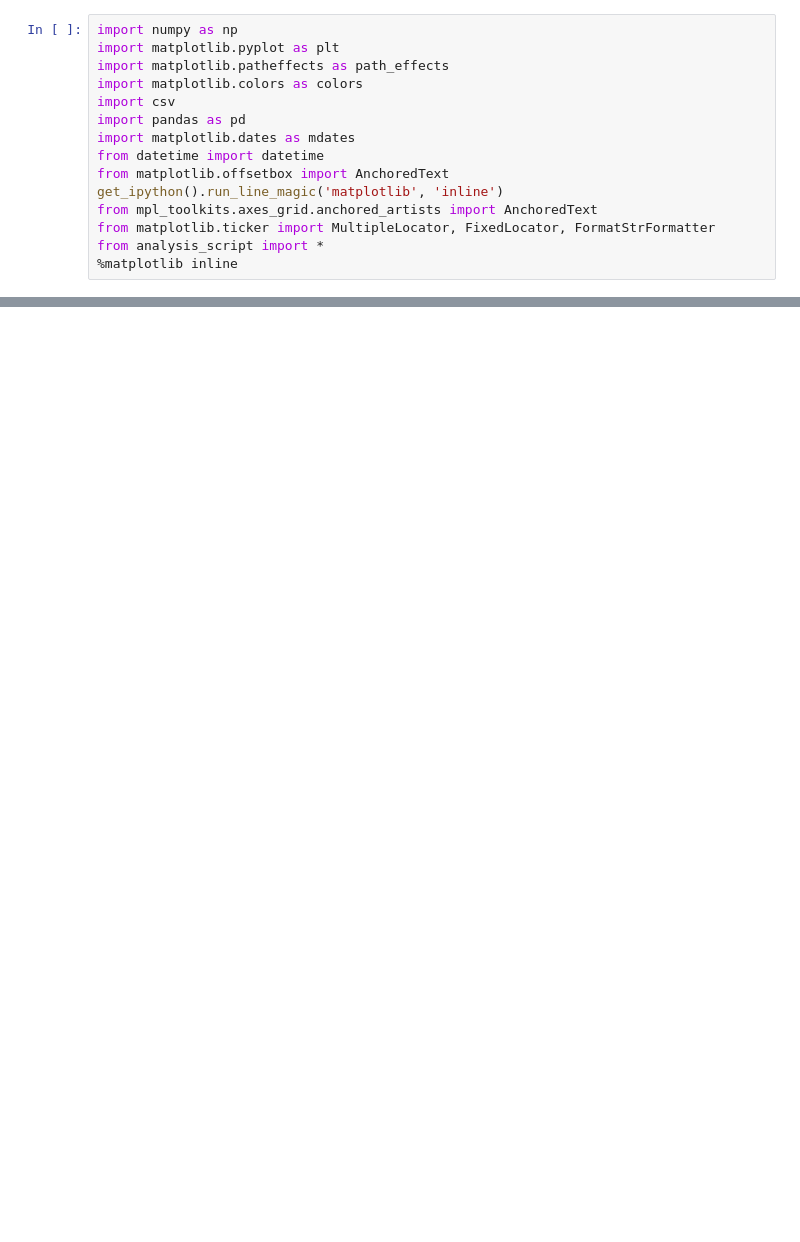
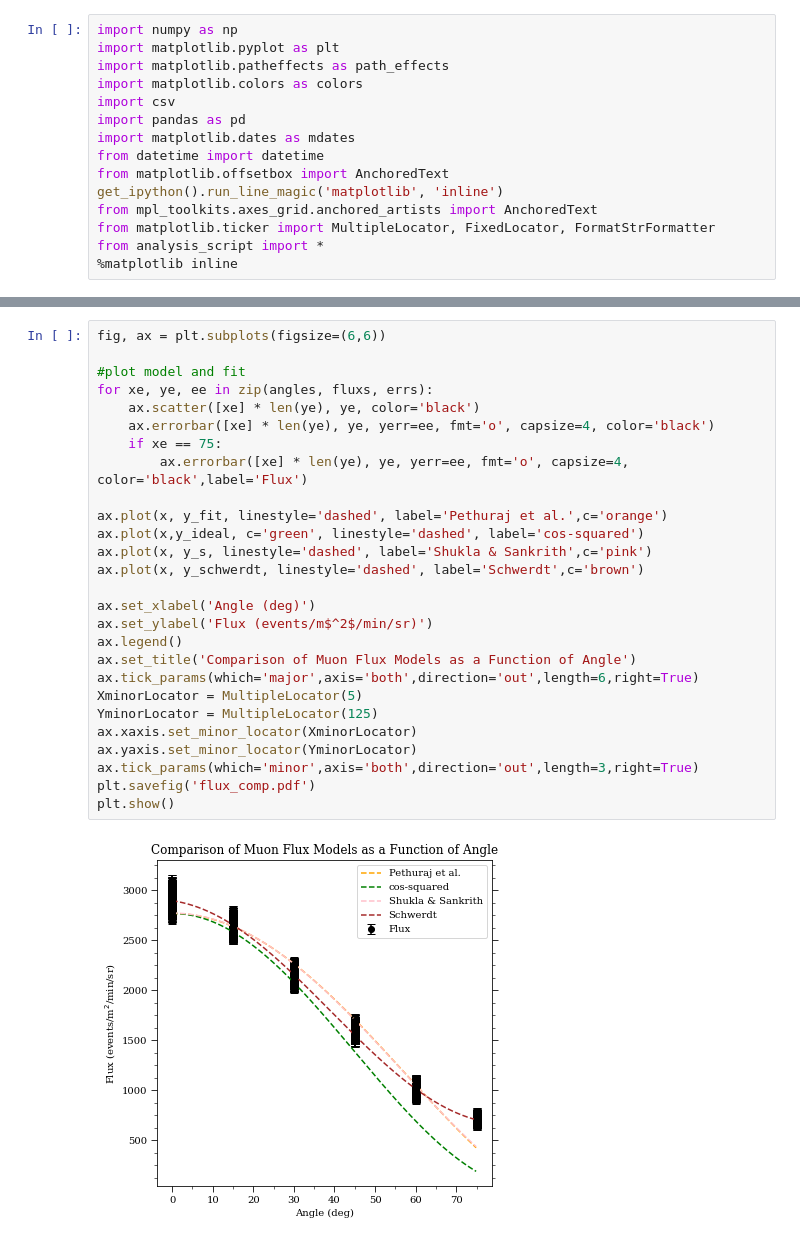
Before and after one commit to ricco-hub/cosmic_rays, a Jupyter notebook: Plots/Paper/figures.ipynb, the cells around one changed output, grey strips where cells are left out. Cells and saved outputs as stored; diff of their text form; blank space fills up the shorter version.

Commit message:
Plots for paper

```diff
--- a/Plots/Paper/figures.ipynb
+++ b/Plots/Paper/figures.ipynb
@@ -76,0 +227,29 @@ plt.show()
+# %%
+fig, ax = plt.subplots(figsize=(6,6))
+
+#plot model and fit
+for xe, ye, ee in zip(angles, fluxs, errs):
+    ax.scatter([xe] * len(ye), ye, color='black')
+    ax.errorbar([xe] * len(ye), ye, yerr=ee, fmt='o', capsize=4, color='black')
+    if xe == 75:
+        ax.errorbar([xe] * len(ye), ye, yerr=ee, fmt='o', capsize=4, color='black',label='Flux')
+
+ax.plot(x, y_fit, linestyle='dashed', label='Pethuraj et al.',c='orange')
+ax.plot(x,y_ideal, c='green', linestyle='dashed', label='cos-squared')
+ax.plot(x, y_s, linestyle='dashed', label='Shukla & Sankrith',c='pink')
+ax.plot(x, y_schwerdt, linestyle='dashed', label='Schwerdt',c='brown')
+
+ax.set_xlabel('Angle (deg)')
+ax.set_ylabel('Flux (events/m$^2$/min/sr)')
+ax.legend()
+ax.set_title('Comparison of Muon Flux Models as a Function of Angle')
+ax.tick_params(which='major',axis='both',direction='out',length=6,right=True)
+XminorLocator = MultipleLocator(5)
+YminorLocator = MultipleLocator(125)
+ax.xaxis.set_minor_locator(XminorLocator)
+ax.yaxis.set_minor_locator(YminorLocator)
+ax.tick_params(which='minor',axis='both',direction='out',length=3,right=True)
+plt.savefig('flux_comp.pdf')
+plt.show()
+# %% [output]
+[figure, added]
```
Also changed, not shown: parts of 5 cells of this notebook.
